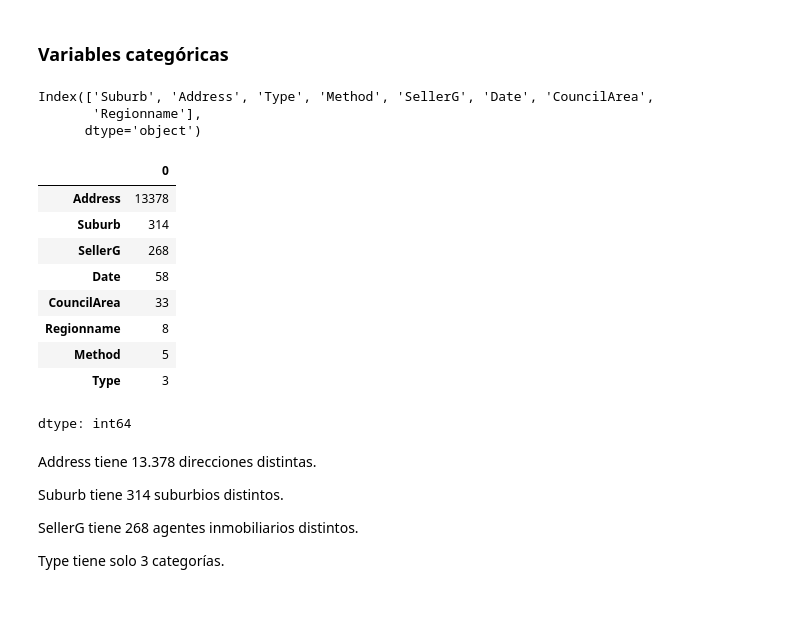
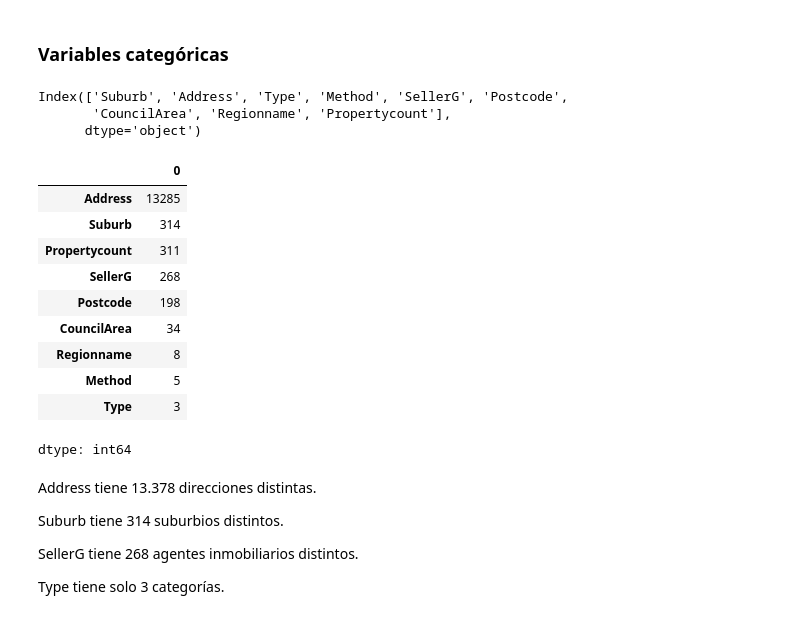
Before and after one commit to sgruyzcki/DiploDatos2026, a Jupyter notebook: Análisis Exploratorio y Curación de Datos/parte 1/Eycd_parte_1_2026_Rocio.ipynb, the cells around one changed output. Drawn from its saved outputs; the diff is of its cells as text; code cells hidden in the pictures.

```diff
--- a/Análisis Exploratorio y Curación de Datos/parte 1/Eycd_parte_1_2026_Rocio.ipynb
+++ b/Análisis Exploratorio y Curación de Datos/parte 1/Eycd_parte_1_2026_Rocio.ipynb
@@ -379,6 +379,9 @@ melb_df_ej1 = melb_df_ej1.drop('Date', axis=1)
 
 # Postcode como categórica
 melb_df_ej1['Postcode'] = melb_df_ej1['Postcode'].astype(str)
+
+#Propertycount como categórica
+melb_df_ej1['Propertycount'] = melb_df_ej1['Propertycount'].astype(str)
 # %%
 melb_df_ej1.dtypes
 # %% [output]
@@ -425,21 +427,22 @@ melb_df_ej1[numeric_cols].describe().T
 # %% [markdown]
 ### Variables categóricas
 # %%
-categorical_cols = melb_df.select_dtypes(include=['object']).columns
+categorical_cols = melb_df_ej1.select_dtypes(include=['object']).columns
 categorical_cols
 # %% [output]
-Index(['Suburb', 'Address', 'Type', 'Method', 'SellerG', 'Date', 'CouncilArea',
-       'Regionname'],
+Index(['Suburb', 'Address', 'Type', 'Method', 'SellerG', 'Postcode',
+       'CouncilArea', 'Regionname', 'Propertycount'],
       dtype='object')
 # %%
-melb_df[categorical_cols].nunique().sort_values(ascending=False)
+melb_df_ej1[categorical_cols].nunique().sort_values(ascending=False)
 # %% [output]
 |  | 0 |
-| Address | 13378 |
+| Address | 13285 |
 | Suburb | 314 |
+| Propertycount | 311 |
 | SellerG | 268 |
-| Date | 58 |
-| CouncilArea | 33 |
+| Postcode | 198 |
+| CouncilArea | 34 |
 | Regionname | 8 |
 | Method | 5 |
 | Type | 3 |
```
Also changed, not shown: parts of 18 cells of this notebook.
